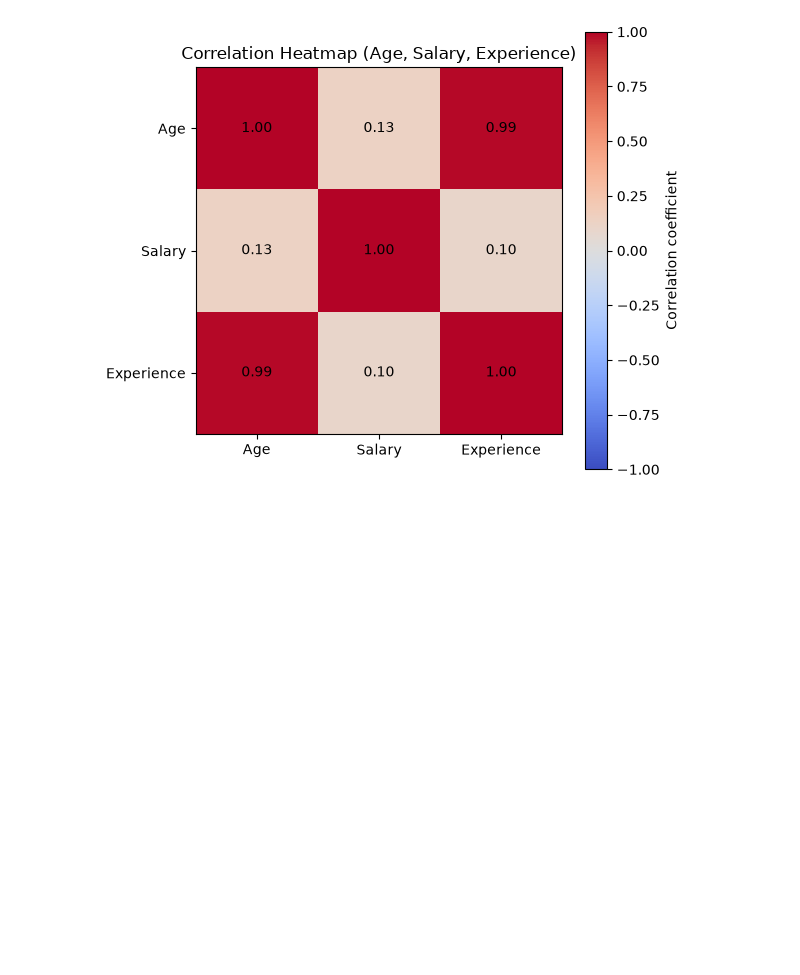
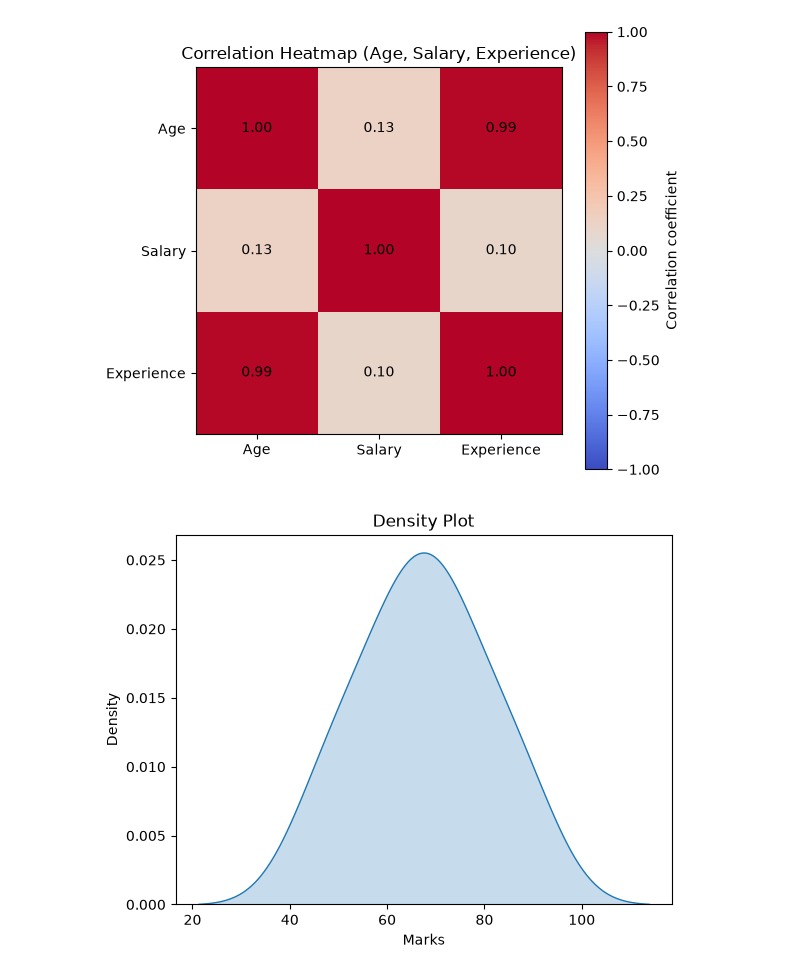
Before and after one commit to paulmathew1790/paulmathew, a Jupyter notebook: Day7/Day 7 notebook.ipynb, the cells around one changed output. Cells and saved outputs as stored; diff of their text form; code cells hidden in the pictures; blank space fills up the shorter version.

```diff
--- a/Day7/Day 7 notebook.ipynb
+++ b/Day7/Day 7 notebook.ipynb
@@ -171,3 +171,18 @@ plt.tight_layout()
 plt.show()
 # %% [output]
 [figure]
+# %%
+import seaborn as sns
+import matplotlib.pyplot as plt
+
+marks = [45,50,55,60,62,65,68,70,72,75,80,85,90]
+
+sns.kdeplot(marks, fill=True)
+
+plt.title("Density Plot")
+plt.xlabel("Marks")
+plt.ylabel("Density")
+
+plt.show()
+# %% [output]
+[figure, added]
```
Also changed, not shown: 7 other files.
